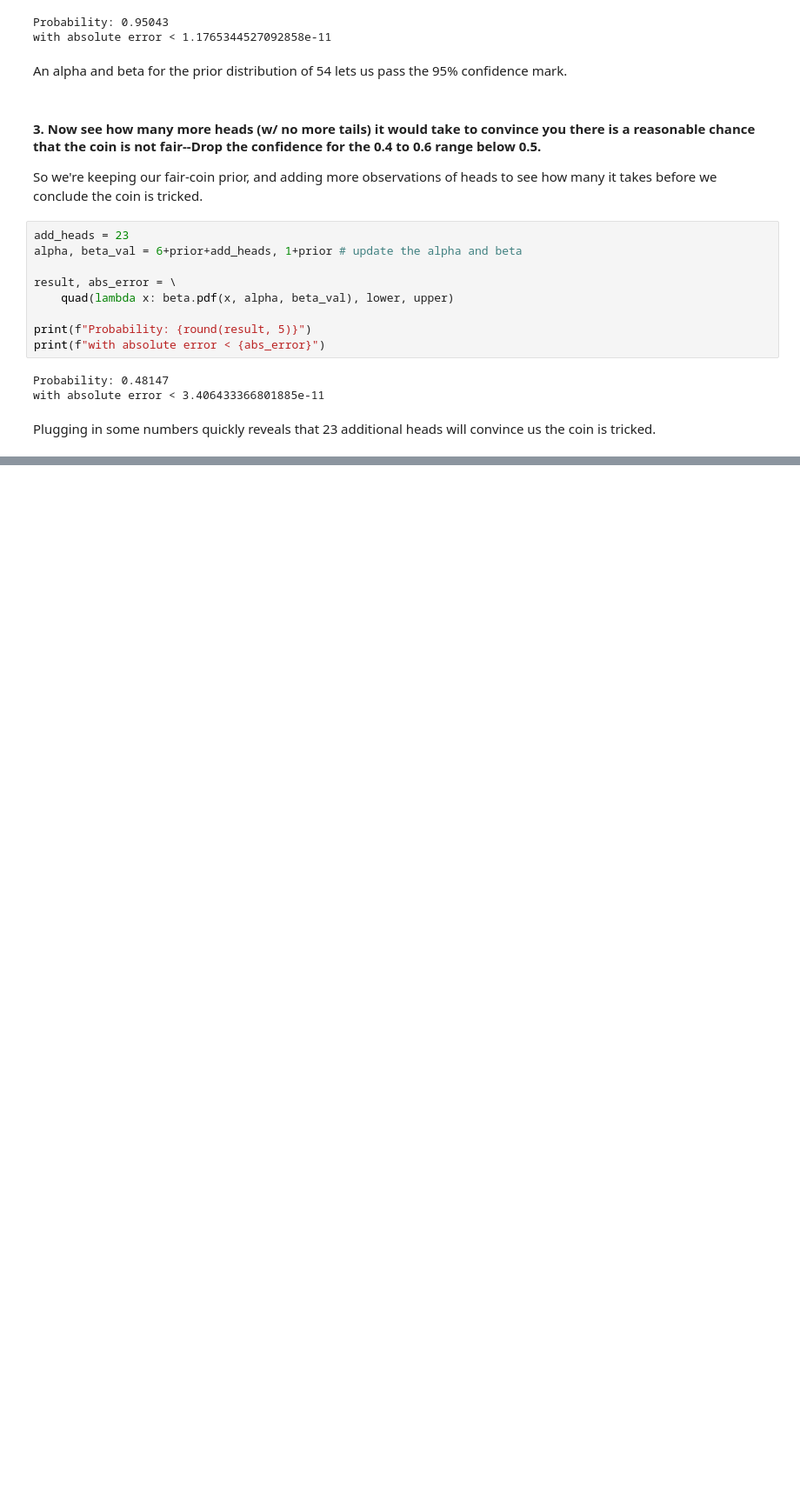
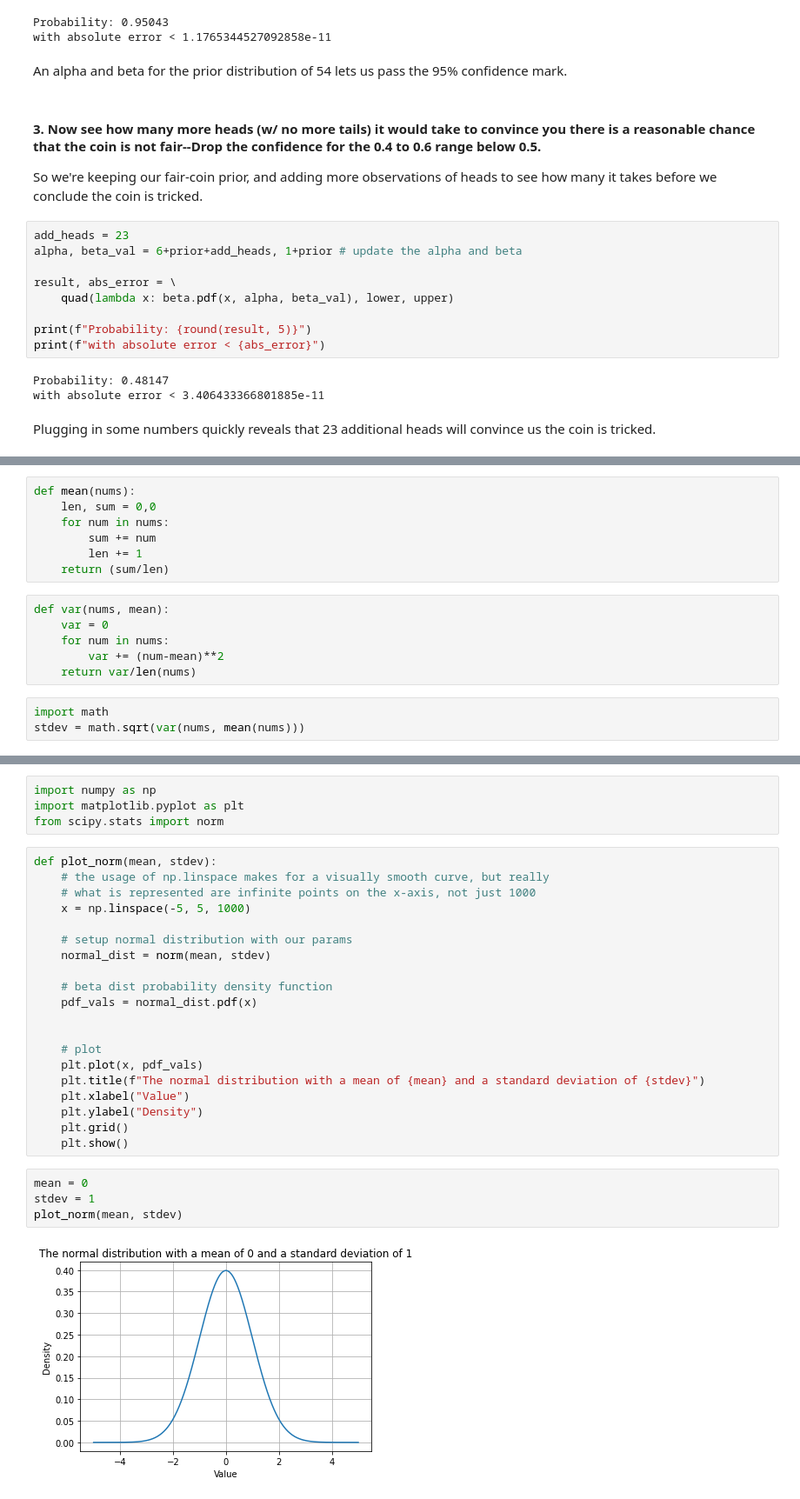
Before and after one commit to Pyrus277/reference_materials, a Jupyter notebook: statistics/bayes_book_notes.ipynb, the cells around one changed output, grey strips where cells are left out. Shown at 87% size. Drawn from its saved outputs; the diff is of its cells as text; blank space fills up the shorter version.

```diff
--- a/statistics/bayes_book_notes.ipynb
+++ b/statistics/bayes_book_notes.ipynb
@@ -512,0 +535,16 @@ Plugging in some numbers quickly reveals that 23 additional heads will convince
+# %%
+def mean(nums):
+    len, sum = 0,0
+    for num in nums:
+        sum += num
+        len += 1
+    return (sum/len)
+# %%
+def var(nums, mean):
+    var = 0
+    for num in nums:
+        var += (num-mean)**2
+    return var/len(nums)
+# %%
+import math
+stdev = math.sqrt(var(nums, mean(nums)))
@@ -512,0 +581,30 @@ Plugging in some numbers quickly reveals that 23 additional heads will convince
+# %%
+import numpy as np
+import matplotlib.pyplot as plt
+from scipy.stats import norm
+# %%
+def plot_norm(mean, stdev):
+    # the usage of np.linspace makes for a visually smooth curve, but really
+    # what is represented are infinite points on the x-axis, not just 1000
+    x = np.linspace(-5, 5, 1000)
+
+    # setup normal distribution with our params
+    normal_dist = norm(mean, stdev)
+
+    # beta dist probability density function
+    pdf_vals = normal_dist.pdf(x)
+
+
+    # plot
+    plt.plot(x, pdf_vals)
+    plt.title(f"The normal distribution with a mean of {mean} and a standard deviation of {stdev}")
+    plt.xlabel("Value")
+    plt.ylabel("Density")
+    plt.grid()
+    plt.show()
+# %%
+mean = 0
+stdev = 1
+plot_norm(mean, stdev)
+# %% [output]
+[figure, added]
```
Also changed, not shown: parts of 20 cells of this notebook.
